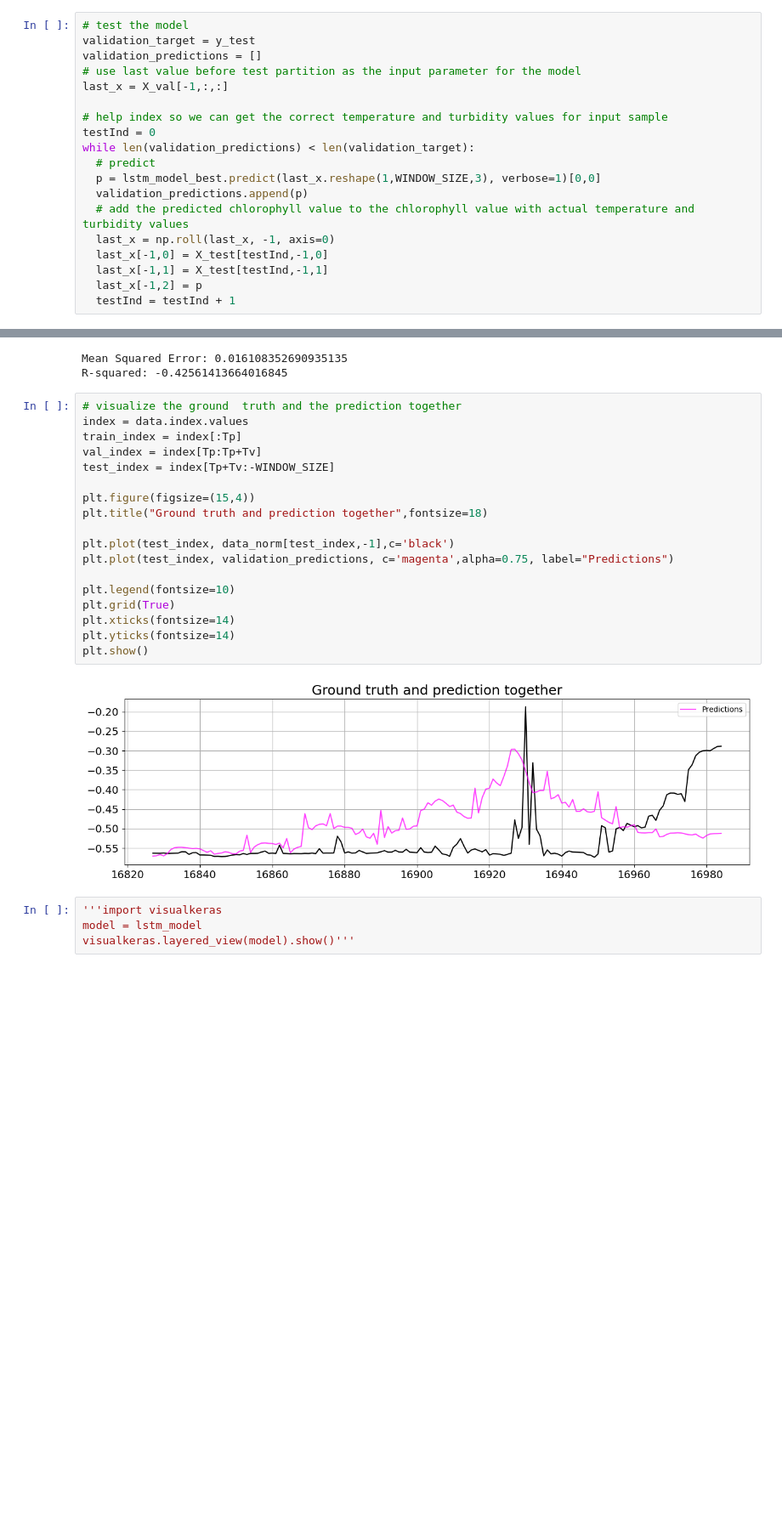
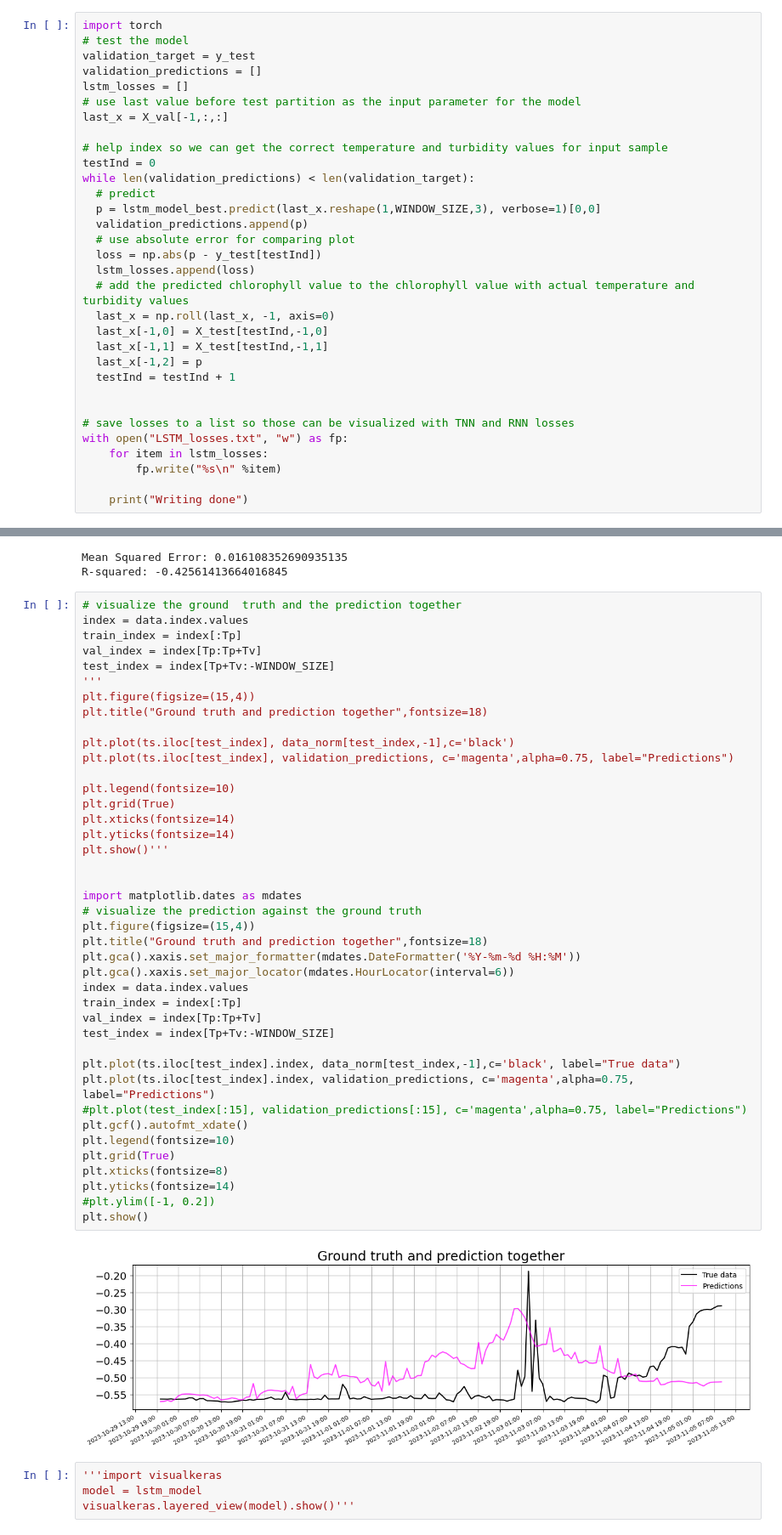
Before and after one commit to VPManninen/ADAML_Pien-Saimaa_A1, a Jupyter notebook: LSTM_implementation_MV.ipynb, the cells around one changed output, grey strips where cells are left out. Shown: that part at 85% size. Saved outputs shown, nothing was run; the diff lists cells and outputs as text; blank space fills up the shorter version.

```diff
--- a/LSTM_implementation_MV.ipynb
+++ b/LSTM_implementation_MV.ipynb
@@ -241,9 +255,11 @@ plt.show()
 # %% [output]
 [figure]
 # %%
+import torch
 # test the model
 validation_target = y_test
 validation_predictions = []
+lstm_losses = []
 # use last value before test partition as the input parameter for the model
 last_x = X_val[-1,:,:]
 
@@ -253,10 +269,21 @@ while len(validation_predictions) < len(validation_target):
   # predict
   p = lstm_model_best.predict(last_x.reshape(1,WINDOW_SIZE,3), verbose=1)[0,0]
   validation_predictions.append(p)
+  # use absolute error for comparing plot
+  loss = np.abs(p - y_test[testInd])
+  lstm_losses.append(loss)
   # add the predicted chlorophyll value to the chlorophyll value with actual temperature and turbidity values
   last_x = np.roll(last_x, -1, axis=0)
   last_x[-1,0] = X_test[testInd,-1,0]
   last_x[-1,1] = X_test[testInd,-1,1]
   last_x[-1,2] = p
   testInd = testInd + 1
+
+
+# save losses to a list so those can be visualized with TNN and RNN losses
+with open("LSTM_losses.txt", "w") as fp:
+    for item in lstm_losses:
+        fp.write("%s\n" %item)
+
+    print("Writing done")
 # %% [output]
@@ -291,23 +318,46 @@ R-squared: -0.42561413664016845
 # %%
 # visualize the ground  truth and the prediction together
 index = data.index.values
 train_index = index[:Tp]
 val_index = index[Tp:Tp+Tv]
 test_index = index[Tp+Tv:-WINDOW_SIZE]
-
+'''
 plt.figure(figsize=(15,4))
 plt.title("Ground truth and prediction together",fontsize=18)
 
-plt.plot(test_index, data_norm[test_index,-1],c='black')
-plt.plot(test_index, validation_predictions, c='magenta',alpha=0.75, label="Predictions")
+plt.plot(ts.iloc[test_index], data_norm[test_index,-1],c='black')
+plt.plot(ts.iloc[test_index], validation_predictions, c='magenta',alpha=0.75, label="Predictions")
 
 plt.legend(fontsize=10)
 plt.grid(True)
 plt.xticks(fontsize=14)
 plt.yticks(fontsize=14)
+plt.show()'''
+
+
+import matplotlib.dates as mdates
+# visualize the prediction against the ground truth
+plt.figure(figsize=(15,4))
+plt.title("Ground truth and prediction together",fontsize=18)
+plt.gca().xaxis.set_major_formatter(mdates.DateFormatter('%Y-%m-%d %H:%M'))
+plt.gca().xaxis.set_major_locator(mdates.HourLocator(interval=6))
+index = data.index.values
+train_index = index[:Tp]
+val_index = index[Tp:Tp+Tv]
+test_index = index[Tp+Tv:-WINDOW_SIZE]
+
+plt.plot(ts.iloc[test_index].index, data_norm[test_index,-1],c='black', label="True data")
+plt.plot(ts.iloc[test_index].index, validation_predictions, c='magenta',alpha=0.75, label="Predictions")
+#plt.plot(test_index[:15], validation_predictions[:15], c='magenta',alpha=0.75, label="Predictions")
+plt.gcf().autofmt_xdate()
+plt.legend(fontsize=10)
+plt.grid(True)
+plt.xticks(fontsize=8)
+plt.yticks(fontsize=14)
+#plt.ylim([-1, 0.2])
 plt.show()
 # %% [output]
-[figure, old version]
+[figure, new version]
 # %%
 '''import visualkeras
 model = lstm_model
```
Also changed, not shown: parts of 6 cells of this notebook, 14 other files.
